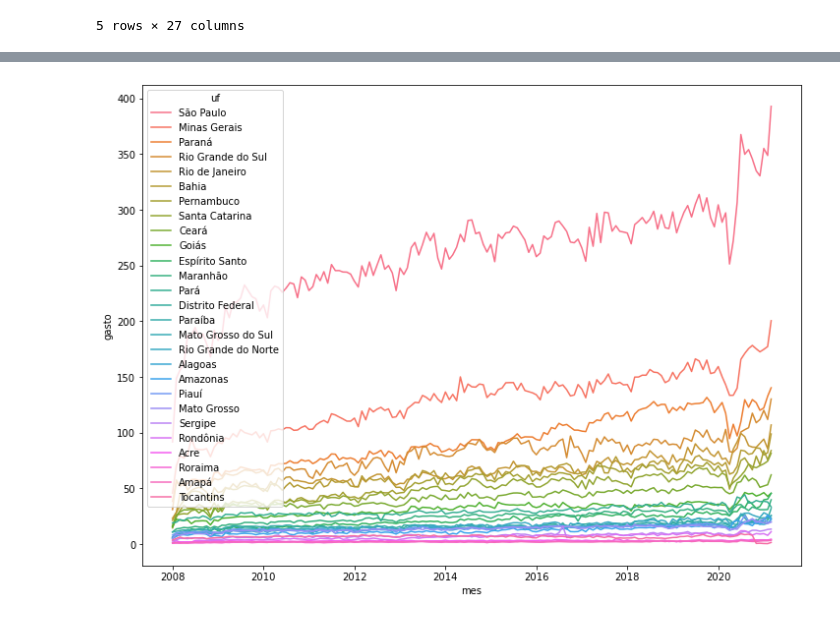
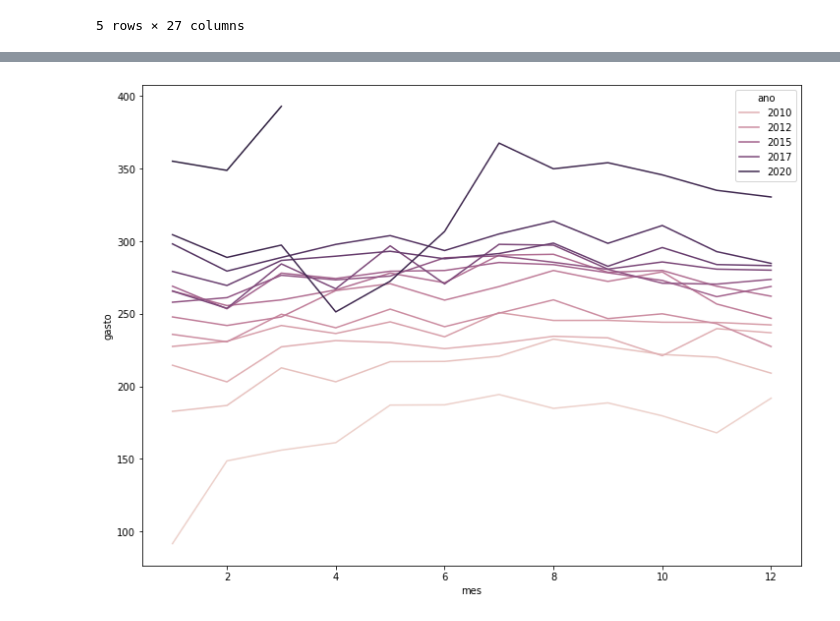
Before and after one commit to antoniodragoc/Bootcamp_Data_Science_Aplicada, a Jupyter notebook: Modulo02/m02a05.ipynb, the cells around one changed output, grey strips where cells are left out. Saved outputs shown, nothing was run; the diff lists cells and outputs as text; code cells hidden in the pictures.

```diff
--- a/Modulo02/m02a05.ipynb
+++ b/Modulo02/m02a05.ipynb
@@ -105,6 +105,7 @@ mensal.head()
 5 rows × 27 columns
 # %%
 mensal_aberto = mensal.reset_index().melt(id_vars = 'Data', value_vars = mensal.columns)
-mensal_aberto.columns = ['mes', 'uf', 'gasto']
+mensal_aberto.columns = ['data', 'uf', 'gasto']
+mensal_aberto['data'] = mensal_aberto['data'].astype('datetime64')
 mensal_aberto.head()
 # %% [output]
@@ -114,3 +115,7 @@ mensal_aberto.head()
 | 2 | 2008-03-01 | São Paulo | 156.09 |
 | 3 | 2008-04-01 | São Paulo | 161.23 |
 | 4 | 2008-05-01 | São Paulo | 187.12 |
+# %%
+mensal_aberto['mes'] = mensal_aberto['data'].dt.month
+mensal_aberto['ano'] = mensal_aberto['data'].dt.year
+mensal_aberto.head()
@@ -117,6 +129,6 @@ mensal_aberto.head()
 # %%
 plt.figure( figsize= (12,9) )
 
-ax = sns.lineplot(data = mensal_aberto, x = 'mes', y = 'gasto', hue = 'uf')
+ax = sns.lineplot(data = mensal_aberto.query("uf == 'São Paulo'"), x = 'mes', y = 'gasto', hue = 'ano')
 # %% [output]
-[figure, old version]
+[figure, new version]
```
Also changed, not shown: parts of 5 cells of this notebook, 2 other files.
